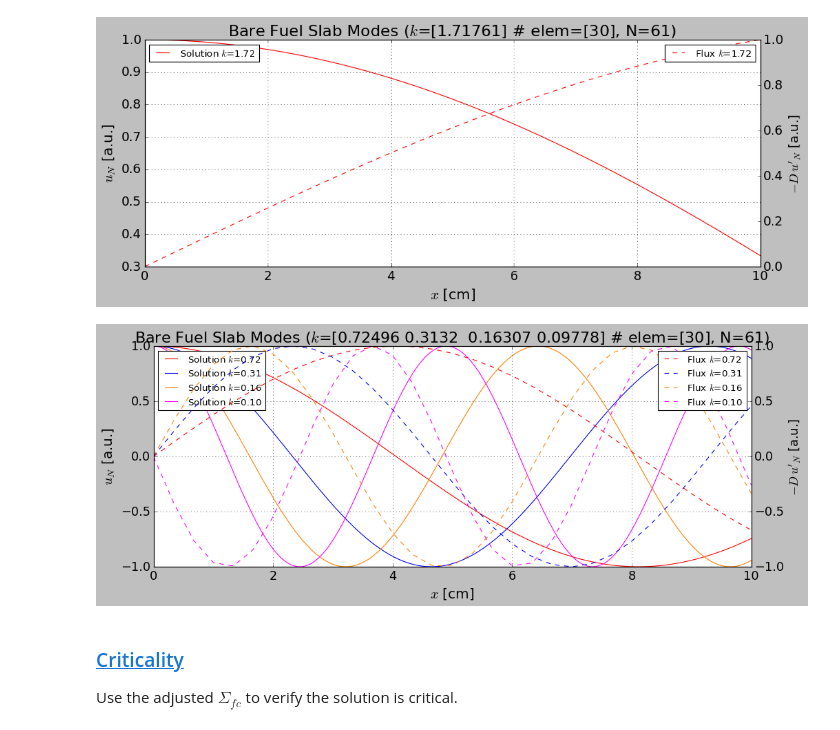
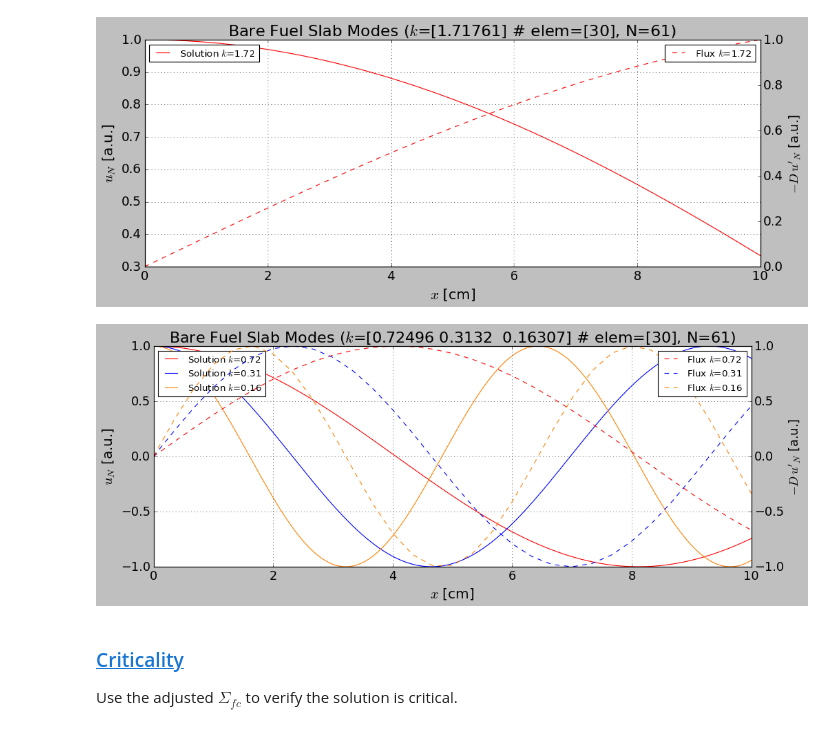
Before and after one commit to dpploy/engy-5050, a Jupyter notebook: notebooks/08-critical-bare-fuel-slab.ipynb, the cells around one changed output. Saved outputs shown, nothing was run; the diff lists cells and outputs as text; code cells hidden in the pictures.

```diff
--- a/notebooks/08-critical-bare-fuel-slab.ipynb
+++ b/notebooks/08-critical-bare-fuel-slab.ipynb
@@ -696,9 +696,9 @@ plot_modes(k_vec[0:1], np.abs(eigen_vec[:,0:1]))
 # %% [output]
 [figure]
 # %%
-plot_modes(k_vec[1:5], eigen_vec[:,1:5])
+plot_modes(k_vec[1:4], eigen_vec[:,1:4])
 # %% [output]
-[figure, old version]
+[figure, new version]
 # %% [markdown]
 ### [Criticality](#toc)<a id="criticality-2"></a>
 Use the adjusted $\Sigma_{fc}$ to verify the solution is critical.
```
Also changed, not shown: parts of 1 cell of this notebook, 2 other files.
